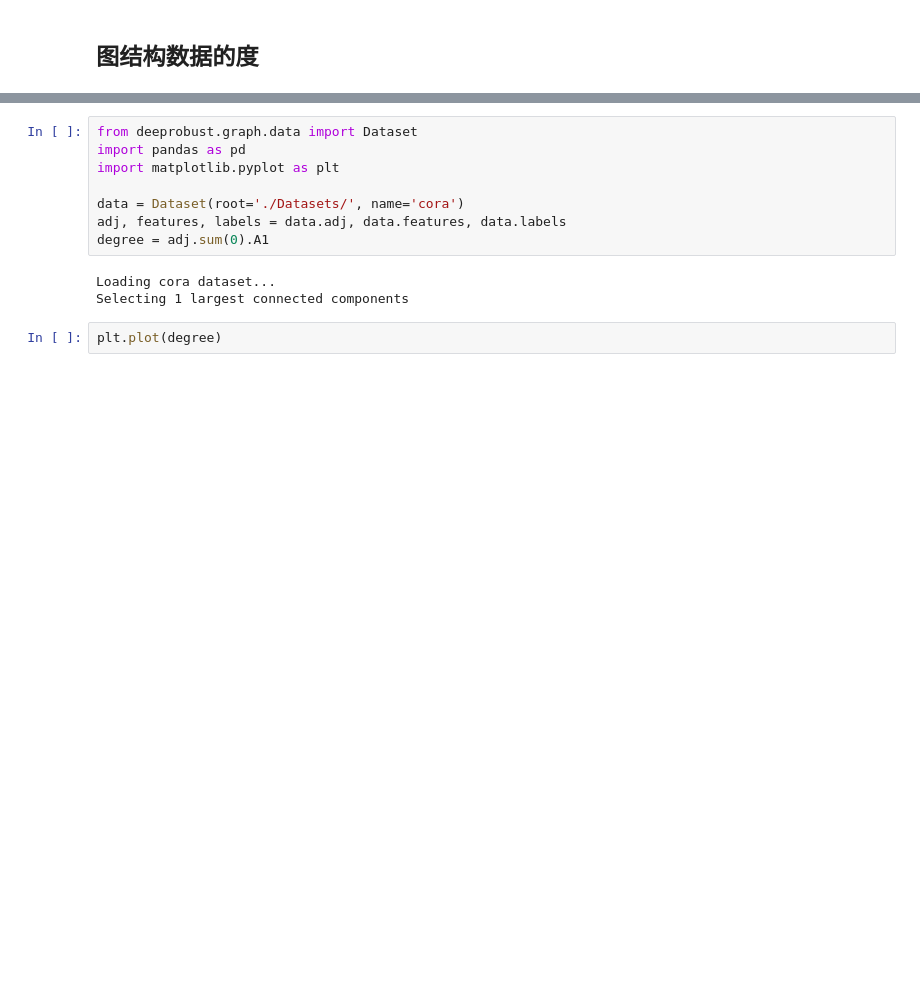
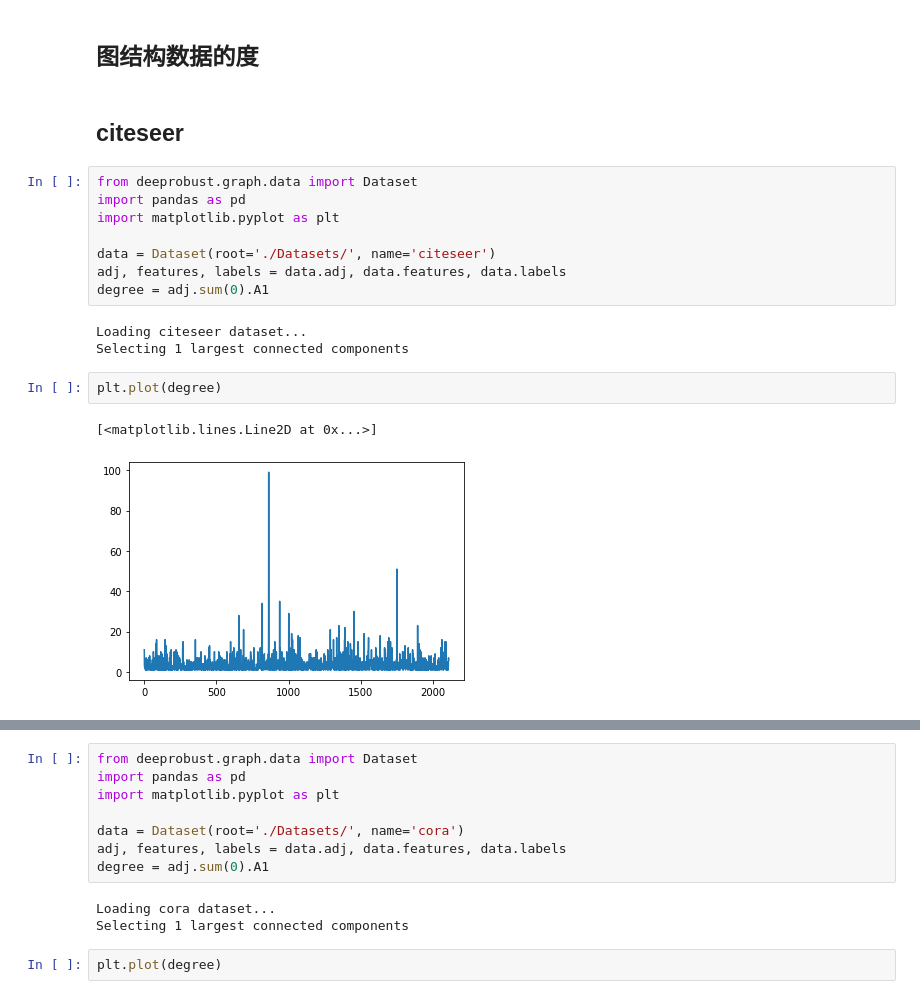
Before and after one commit to ElloboDK/GNNGuard, a Jupyter notebook: test.ipynb, the cells around one changed output, grey strips where cells are left out. Saved outputs shown, nothing was run; the diff lists cells and outputs as text; blank space fills up the shorter version.

```diff
--- a/test.ipynb
+++ b/test.ipynb
@@ -1,2 +1,20 @@
 # %% [markdown]
 ## 图结构数据的度
+# %% [markdown]
+## citeseer
+# %%
+from deeprobust.graph.data import Dataset
+import pandas as pd
+import matplotlib.pyplot as plt
+
+data = Dataset(root='./Datasets/', name='citeseer')
+adj, features, labels = data.adj, data.features, data.labels
+degree = adj.sum(0).A1
+# %% [output]
+Loading citeseer dataset...
+Selecting 1 largest connected components
+# %%
+plt.plot(degree)
+# %% [output]
+[<matplotlib.lines.Line2D at 0x...>]
+[figure, added]
```
Also changed, not shown: parts of 5 cells of this notebook, 1 other file.
